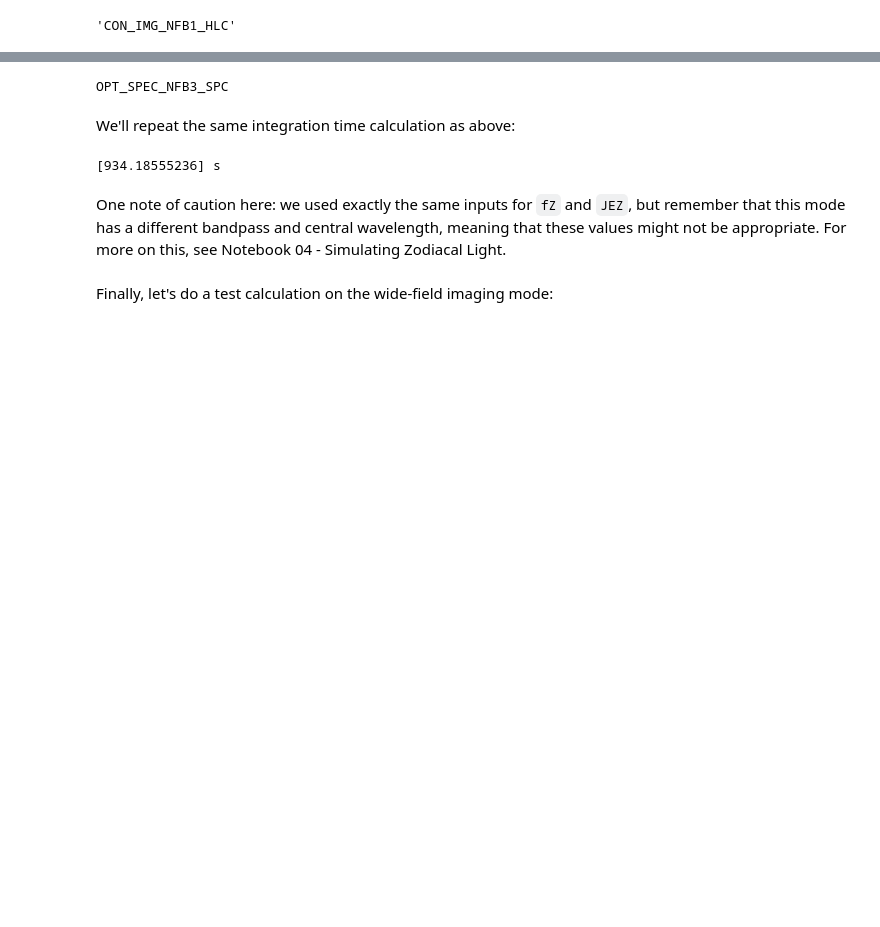
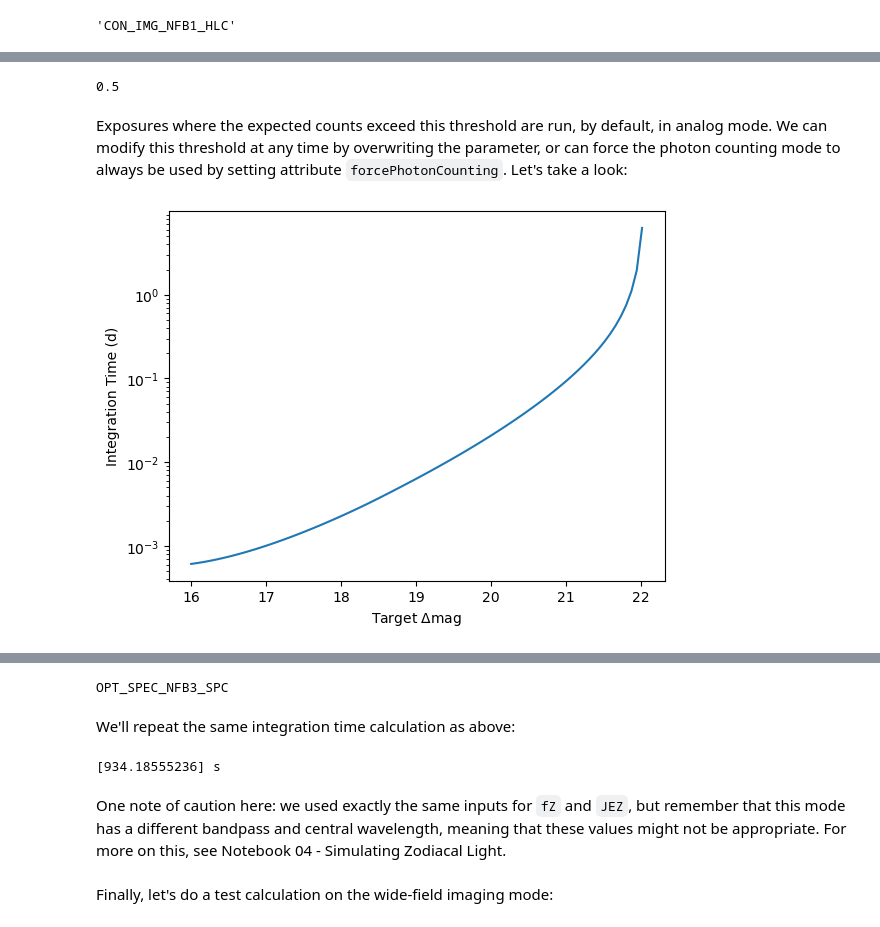
Before and after one commit to roman-corgi/corgietc, a Jupyter notebook: Notebooks/01_Anatomy_of_an_Integration_Time_Calculation.ipynb, the cells around one changed output, grey strips where cells are left out. Saved outputs shown, nothing was run; the diff lists cells and outputs as text; code cells hidden in the pictures; blank space fills up the shorter version.

```diff
--- a/Notebooks/01_Anatomy_of_an_Integration_Time_Calculation.ipynb
+++ b/Notebooks/01_Anatomy_of_an_Integration_Time_Calculation.ipynb
@@ -297,0 +304,15 @@ plt.title(fr"Maximum Achievable $\Delta$mag $\approx$ {np.min(dMags[np.isnan(int
+# %%
+OS.frameThresh
+# %% [output]
+0.5
+# %% [markdown]
+Exposures where the expected counts exceed this threshold are run, by default, in analog mode.  We can modify this threshold at any time by overwriting the parameter, or can force the photon counting mode to always be used by setting attribute `forcePhotonCounting`.  Let's take a look:
+# %%
+OS.forcePhotonCounting = True
+intTimes_allPhotonCounting = OS.calc_intTime(TL, [sInds]*len(dMags), fZ, JEZ, dMags, WA, mode, TK=TK)
+plt.figure()
+plt.semilogy(dMags, intTimes_allPhotonCounting)
+plt.xlabel(r"Target $\Delta$mag")
+plt.ylabel(f"Integration Time ({intTimes_allPhotonCounting.unit})");
+# %% [output]
+[figure, added]
```
Also changed, not shown: parts of 17 cells of this notebook, 4 other files.
